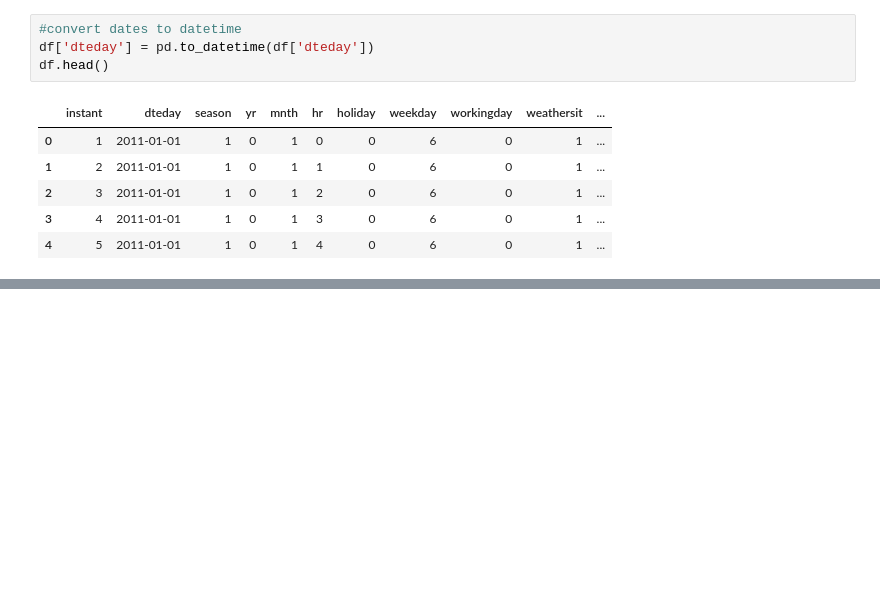
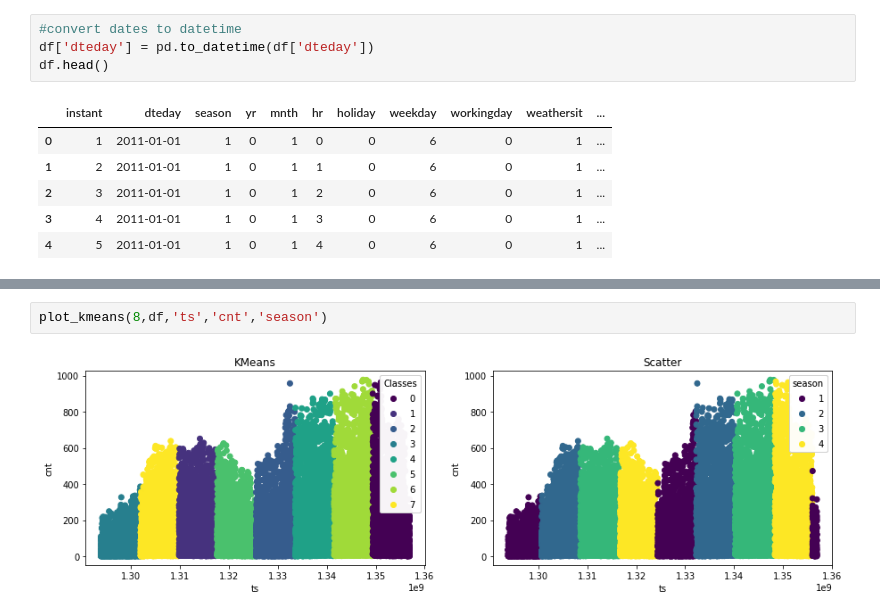
Before and after one commit to lucastsc/bike, a Jupyter notebook: bike.ipynb, the cells around one changed output, grey strips where cells are left out. Saved outputs shown, nothing was run; the diff lists cells and outputs as text; blank space fills up the shorter version.

```diff
--- a/bike.ipynb
+++ b/bike.ipynb
@@ -88,0 +109,4 @@ Text(0, 0.5, 'cnt')
+# %%
+plot_kmeans(8,df,'ts','cnt','season')
+# %% [output]
+[figure, added]
```
Also changed, not shown: parts of 4 cells of this notebook.
